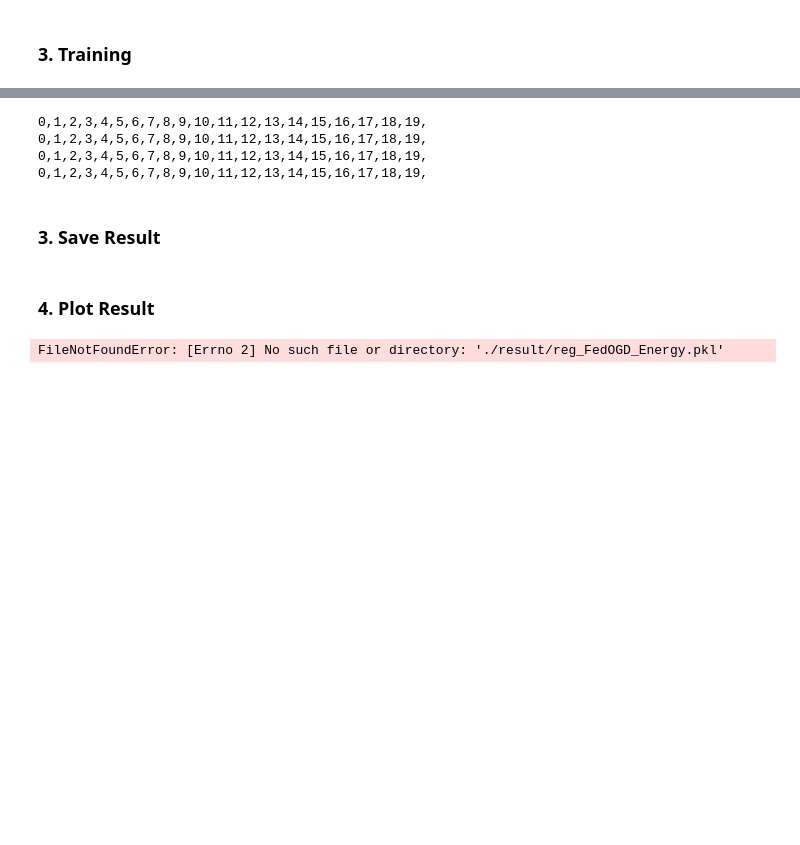
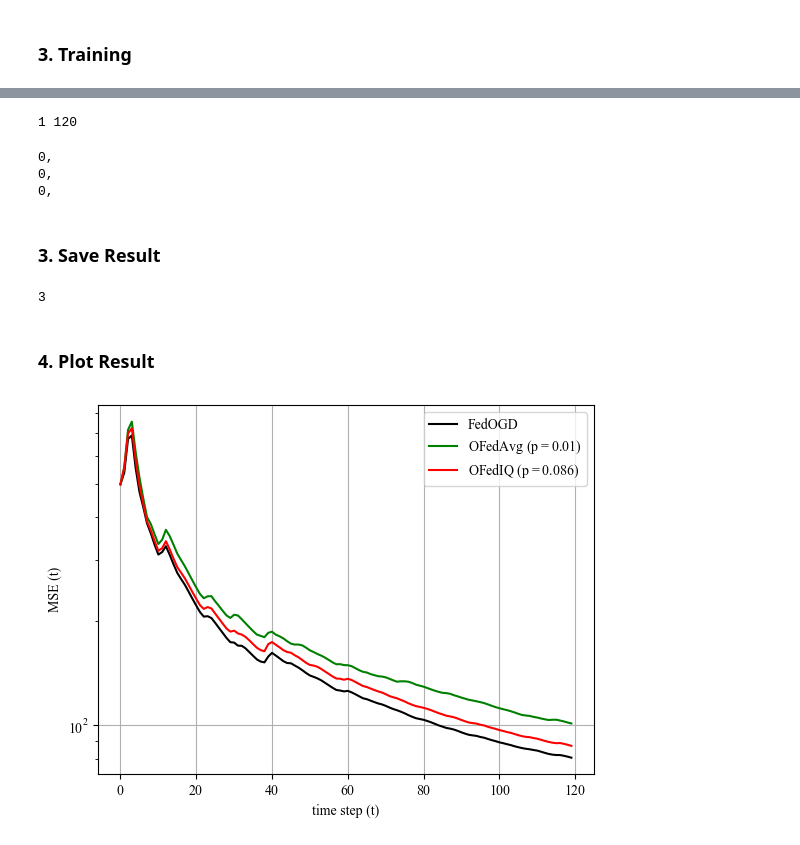
Before and after one commit to IISL-HYU/RegretAnalysis_OFL, a Jupyter notebook: time_series_Experiment.ipynb, the cells around one changed output, grey strips where cells are left out. Cells and saved outputs as stored; diff of their text form; code cells hidden in the pictures; blank space fills up the shorter version.

```diff
--- a/time_series_Experiment.ipynb
+++ b/time_series_Experiment.ipynb
@@ -52,7 +65,0 @@ print(test[0])
-# %%
-from statsmodels.tsa.ar_model import AutoReg
-
-model = AutoReg(train[:,0].transpose(), 8, missing='drop')
-model_fit = model.fit()
-
-print(model_fit.y.L1)
@@ -61,8 +66,8 @@ AttributeError: 'AutoRegResults' object has no attribute 'y'
 # %%
 Model_list = []
 
-Model_list.append(OFL_Model('FedOGD', task, K, [False, 0, 0], 1, 1, input_size))
-Model_list.append(OFL_Model('OFedAvg', task, K, [False, 0, 0], P, 1, input_size))
-Model_list.append(OFL_Model('FedOMD', task, K, [False, 0, 0], 1, int(1/P), input_size))
-Model_list.append(OFL_Model('OFedIQ', task, K, [True, s, b], p, 1, input_size))
+Model_list.append(OFL_Model('FedOGD', task, K, [False, 0, 0], 1, 1, window))
+Model_list.append(OFL_Model('OFedAvg', task, K, [False, 0, 0], P, 1, window))
+#Model_list.append(OFL_Model('FedOMD', task, K, [False, 0, 0], 1, int(1/P), window))
+Model_list.append(OFL_Model('OFedIQ', task, K, [True, s, b], p, 1, window))
 #Model_list.append(OFL_Model('OFedIQ(L=8)', task, K, [True, s, b], p2, L, input_size))
@@ -82,8 +76,14 @@ print(iter_max, i_max)
+# %%
+i_max = 120 #len(train[0]) - window - 1
+iter_max = 1
+print(iter_max, i_max)
+# %% [output]
+1 120
 # %%
 for model in Model_list:
     for iter in range(iter_max):
         for i in range(i_max):
-            model.train(x_train[K*i : K*(i+1)], y_train[K*i : K*(i+1)], ((i_max * iter) + (i+1)) % model.L)
+            model.train(train[:,i:i+window], train[:,i+window], ((i_max * iter) + (i+1)) % model.L)
         print(iter, end =',')
     print()
 
@@ -91,10 +91,9 @@ result_list = []
 for model in Model_list:
     result_list.append(model.pull_result())
 # %% [output]
-0,1,2,3,4,5,6,7,8,9,10,11,12,13,14,15,16,17,18,19,
-0,1,2,3,4,5,6,7,8,9,10,11,12,13,14,15,16,17,18,19,
-0,1,2,3,4,5,6,7,8,9,10,11,12,13,14,15,16,17,18,19,
-0,1,2,3,4,5,6,7,8,9,10,11,12,13,14,15,16,17,18,19,
+0,
+0,
+0,
 # %% [markdown]
 ### 3. Save Result
 # %%
@@ -107,6 +106,10 @@ for i, model in enumerate(Model_list):
     name = model.name
     with open(f"./result/{task}_{name}_{code}.pkl","wb") as f:
         pickle.dump(result_list[i], f)
+# %%
+len(result_list)
+# %% [output]
+3
 # %% [markdown]
 ### 4. Plot Result
 # %%
@@ -114,39 +117,39 @@ import pickle
 import matplotlib.pyplot  as plt
 
 code = input('Code:')
 
 with open(f"./result/{task}_FedOGD_{code}.pkl", "rb") as f:
     r1 = pickle.load(f)
 with open(f"./result/{task}_OFedAvg_{code}.pkl", "rb") as f:
     r2 = pickle.load(f)
-with open(f"./result/{task}_FedOMD_{code}.pkl", "rb") as f:
-    r3 = pickle.load(f)
+# with open(f"./result/{task}_FedOMD_{code}.pkl", "rb") as f:
+#     r3 = pickle.load(f)
 with open(f"./result/{task}_OFedIQ_{code}.pkl", "rb") as f:
     r4 = pickle.load(f)
 
 l1 = list(range(len(r1)))
 l2 = list(range(len(r2)))
-l3 = list(range(len(r3)))
+# l3 = list(range(len(r3)))
 l4 = list(range(len(r4)))
 
 plt.plot(l1, r1, 'black', label=r'FedOGD')
-plt.plot(l2, r2, 'red', label=r'OFedAvg ($\mathdefault{p=0.1}$)')
-plt.plot(l3, r3, 'blue', label=r'FedOMD ($\mathdefault{L=10}$)')
-plt.plot(l4, r4, 'green', label=r'OFedIQ ($\mathdefault{p=0.5151}$)')
+plt.plot(l2, r2, 'green', label=r'OFedAvg ($\mathdefault{p=0.01}$)')
+#plt.plot(l3, r3, 'blue', label=r'FedOMD ($\mathdefault{L=10}$)')
+plt.plot(l4, r4, 'red', label=r'OFedIQ ($\mathdefault{p=0.086}$)')
 
 plt.xlabel('time step (t)')
 
 if task == 'clf':
     plt.ylabel('Accuracy (t)')
-elif task == 'reg':
+elif task == 'reg' or task == 'time':
     plt.ylabel('MSE (t)')
-    #plt.yscale("log")
+    plt.yscale("log")
 
 plt.rcParams["font.family"] = "Times New Roman"
 plt.grid()
 plt.legend()
 
 plt.savefig(f'./Figures/{task}_{code}.png', dpi=200, facecolor="white")
 plt.show()
 # %% [output]
-FileNotFoundError: [Errno 2] No such file or directory: './result/reg_FedOGD_Energy.pkl'
+[figure, added]
```
Also changed, not shown: parts of 8 cells of this notebook, 25 other files.
